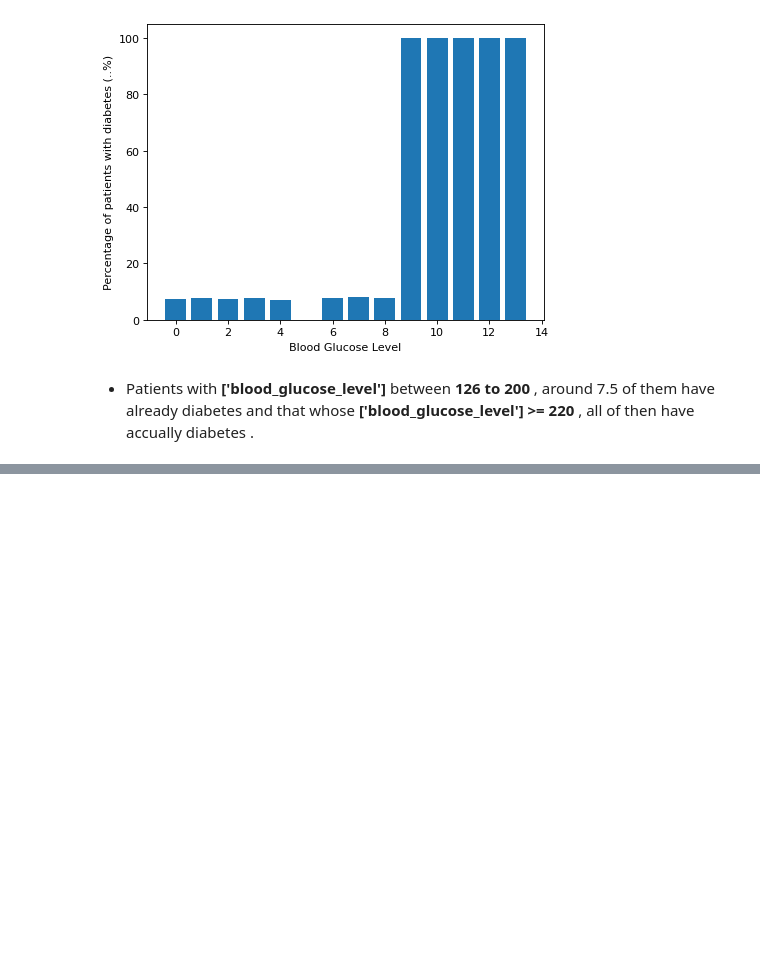
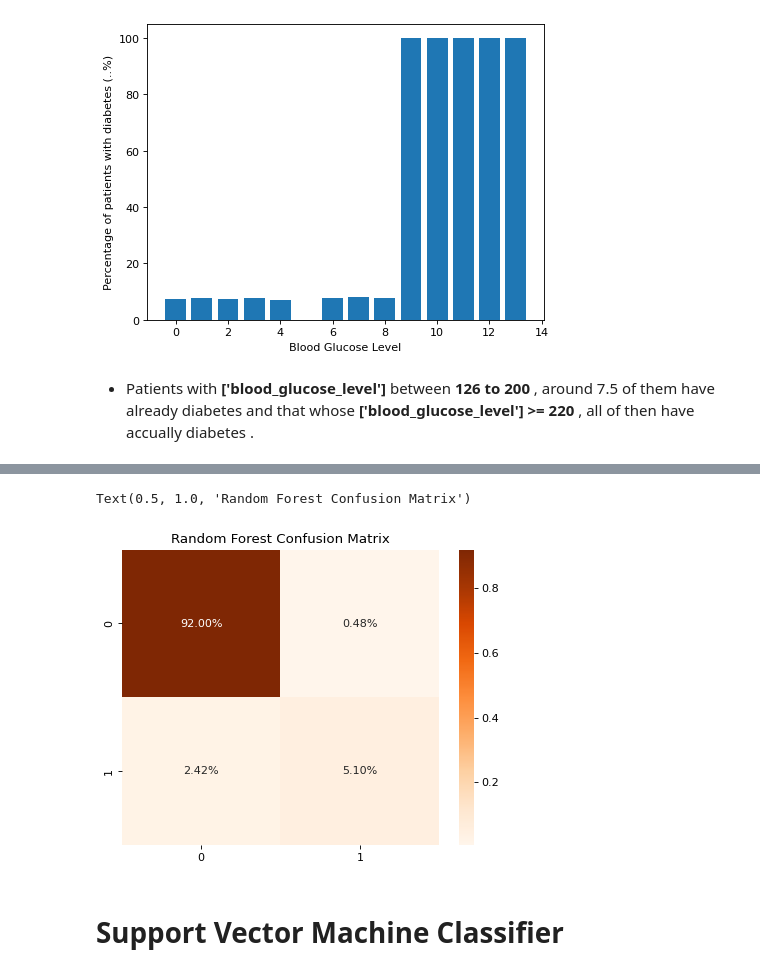
Before and after one commit to HussainM19/CIND-820-Predicting-Diabetes-using-MAchine-Learning, a Jupyter notebook: prepocessing-diabetes-dataset.ipynb, the cells around one changed output, grey strips where cells are left out. Cells and saved outputs as stored; diff of their text form; code cells hidden in the pictures; blank space fills up the shorter version.

```diff
--- a/prepocessing-diabetes-dataset.ipynb
+++ b/prepocessing-diabetes-dataset.ipynb
@@ -511,0 +647,8 @@ plt.ylabel('Percentage of patients with diabetes (..%)');
+# %%
+RFTree = RandomForestClassifier()
+RFTree.fit(X_train, y_train)
+RFTree_pred = RFTree.predict(X_test)
+RFTree_acc = accuracy_score(y_test, RFTree_pred)
+RFTree_precision = precision_score(y_test, RFTree_pred)
+RFTree_recall = recall_score(y_test, RFTree_pred)
+RFTree_f1 = f1_score(y_test, RFTree_pred)
@@ -511,0 +670,9 @@ plt.ylabel('Percentage of patients with diabetes (..%)');
+# %%
+RFTree_cm = confusion_matrix(y_test, RFTree_pred)
+sns.heatmap(RFTree_cm/np.sum(RFTree_cm), annot = True, fmt = '0.2%', cmap = 'Oranges')
+plt.title("Random Forest Confusion Matrix")
+# %% [output]
+Text(0.5, 1.0, 'Random Forest Confusion Matrix')
+[figure, added]
+# %% [markdown]
+# Support Vector Machine Classifier
```
Also changed, not shown: parts of 32 cells of this notebook.
